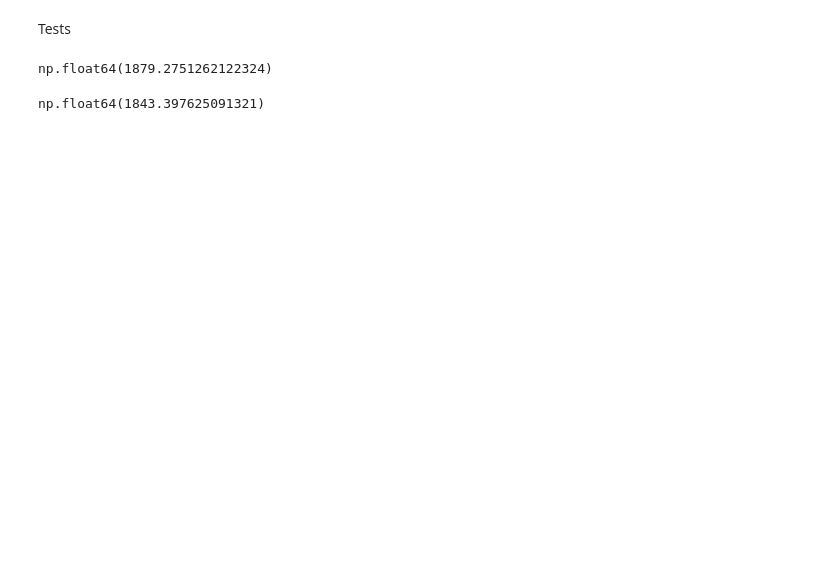
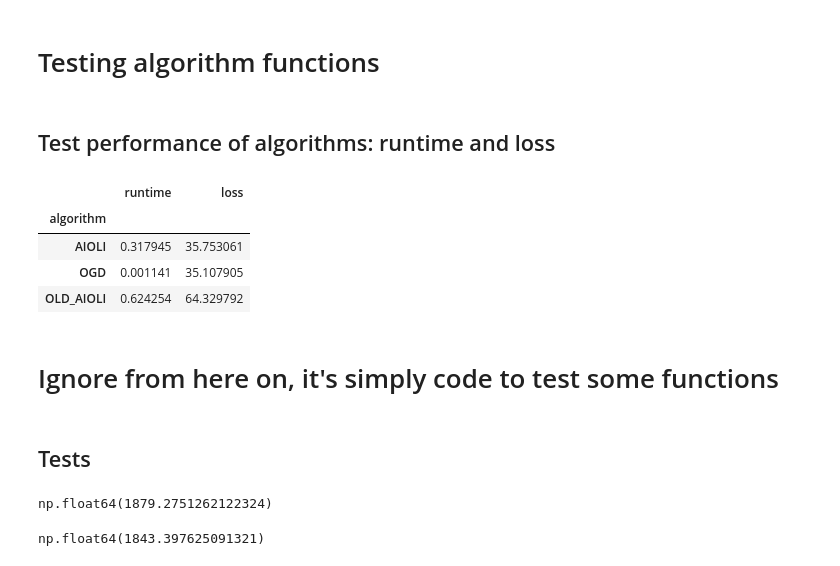
Before and after one commit to mcanela1/Thesis_Online-to-batch_Logistic-Regression, a Jupyter notebook: Algorithms.ipynb, the cells around one changed output. Drawn from its saved outputs; the diff is of its cells as text; code cells hidden in the pictures; blank space fills up the shorter version.

```diff
--- a/Algorithms.ipynb
+++ b/Algorithms.ipynb
@@ -249,8 +256,65 @@ def old_AIOLI(n, d, data_y, data_x, B, X):
         "runtime" : (end_time - start_time).total_seconds(),
         "Total_Loss" : sum_loss
     }
-# %% [markdown]
-Tests
+# %% [markdown]
+# Testing algorithm functions
+# %% [markdown]
+## Test performance of algorithms: runtime and loss
+# %%
+runs = 20
+n = 100 # Sample size, equivalent to T in online learning
+results_all = []
+
+# All parameters for data generation and for the upper bounds of beta and context vector are just random numbers
+
+for i in range(runs):
+
+    mean = [rng.normal(20,2,1).item(), rng.normal(10,4,1).item(), rng.normal(0,5,1).item()]
+    cov = [[1, 0, 0], [0, 3, 0], [0,0,2]]  # diagonal covariance
+    d = np.shape(cov)[1]
+
+    y = np.random.binomial(n=1, p=rng.uniform(0,1,1).round(2), size=n)
+
+    x = np.random.multivariate_normal(mean, cov, size = n)
+
+    ogd = online_gd(n = n,d = d,data_y = y,data_x = x,eta = 0.2,B = 30)
+    ai  = AIOLI(n = n,d = d,data_y = y,data_x = x, B = 30, X = 35)
+    old_ai = old_AIOLI(n = n,d = d,data_y = y,data_x = x, B = 30, X = 35)
+
+    results_all.append({
+        "algorithm": "OGD",
+        "run": i,
+        "runtime": ogd["runtime"],
+        "loss": ogd["Total_Loss"]
+    })
+
+    results_all.append({
+        "algorithm": "AIOLI",
+        "run": i,
+        "runtime": ai["runtime"],
+        "loss": ai["Total_Loss"]
+    })
+
+    results_all.append({
+        "algorithm": "OLD_AIOLI",
+        "run": i,
+        "runtime": old_ai["runtime"],
+        "loss": old_ai["Total_Loss"]
+    })
+
+final_results = pd.DataFrame(results_all)
+# %%
+final_results.groupby("algorithm")[["runtime", "loss"]].mean()
+# %% [output]
+|  | runtime | loss |
+| algorithm |  |  |
+| AIOLI | 0.317945 | 35.753061 |
+| OGD | 0.001141 | 35.107905 |
+| OLD_AIOLI | 0.624254 | 64.329792 |
+# %% [markdown]
+# Ignore from here on, it's simply code to test some functions
+# %% [markdown]
+## Tests
 # %%
 etas = np.array([1/np.sqrt(3),1/np.sqrt(3),1/np.sqrt(3)])
 xt = np.array([1,2,3])
```
Also changed, not shown: parts of 16 cells of this notebook.
